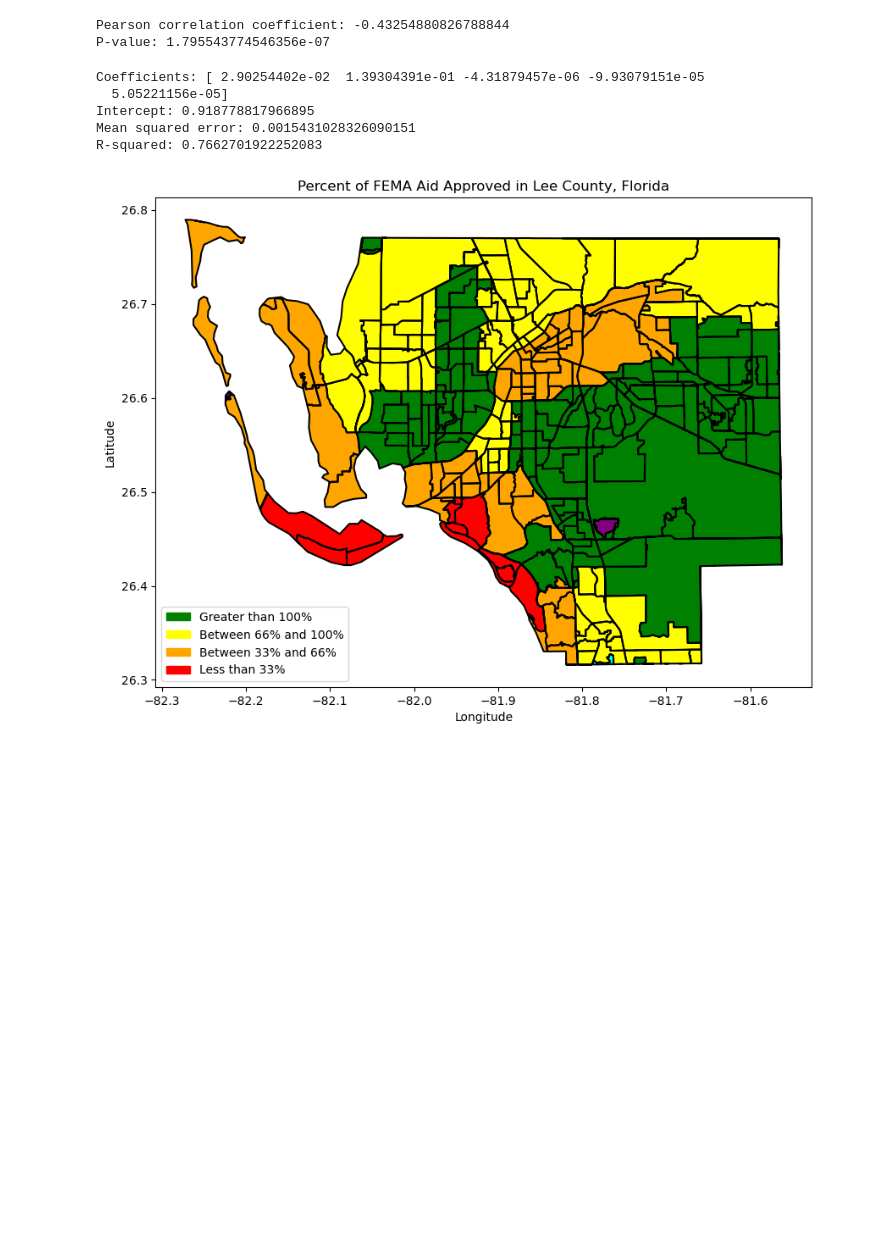
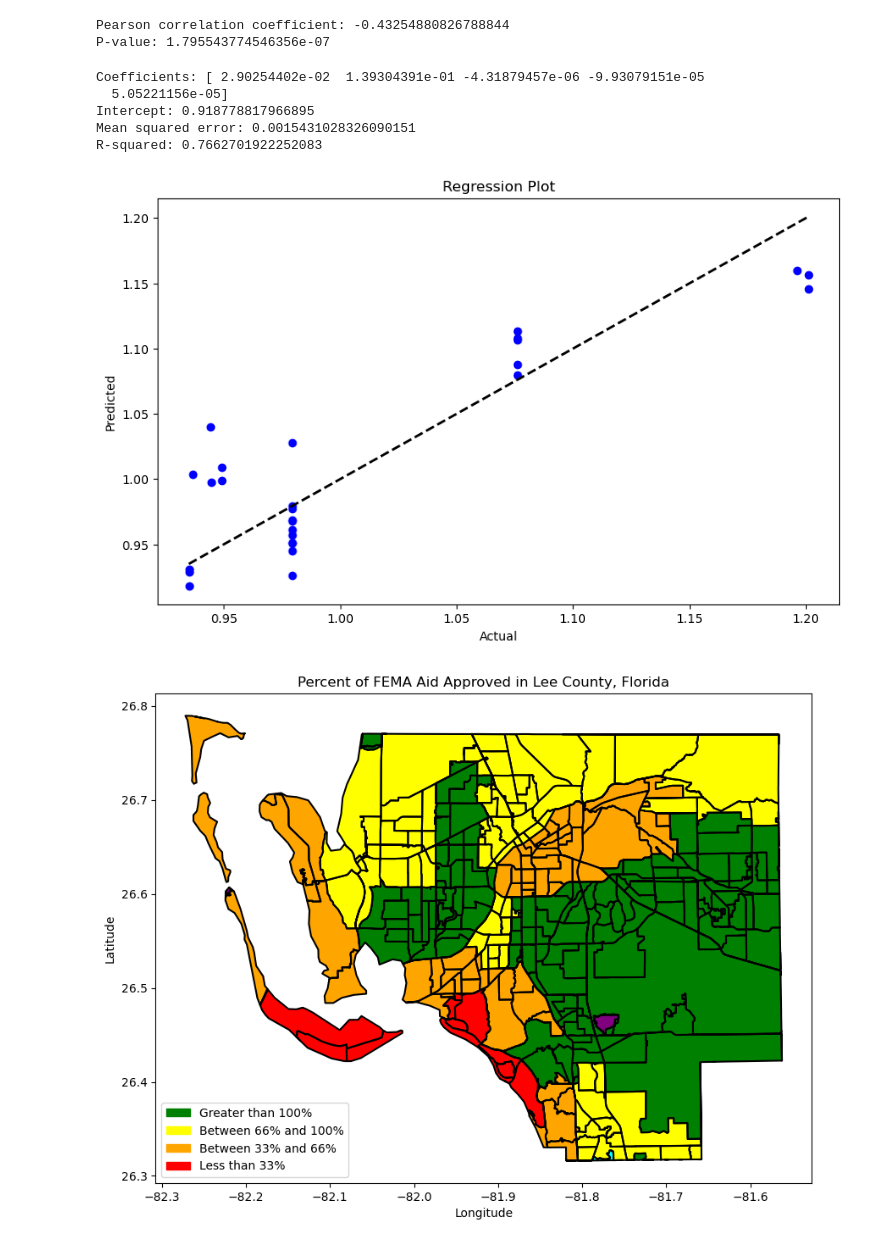
Before and after one commit to zacbakerr/open-fema-analysis, a Jupyter notebook: data_analysis.ipynb, the cells around one changed output. Saved outputs shown, nothing was run; the diff lists cells and outputs as text; code cells hidden in the pictures; blank space fills up the shorter version.

```diff
--- a/data_analysis.ipynb
+++ b/data_analysis.ipynb
@@ -43,33 +43,51 @@ Pearson correlation coefficient: -0.43254880826788844
 P-value: 1.795543774546356e-07
 # %%
 import pandas as pd
+import numpy as np
+import matplotlib.pyplot as plt
 from sklearn.linear_model import LinearRegression
 from sklearn.model_selection import train_test_split
 from sklearn.metrics import mean_squared_error, r2_score
 
+# Assuming 'filtered_df' is already loaded and prepared
 X = filtered_df[['sv_zone', 'gini_value', 'average_da', 'applicants', 'eligible']]
 Y = filtered_df['percent_pe']
 
+# Splitting the data into training and testing sets
 X_train, X_test, Y_train, Y_test = train_test_split(X, Y, test_size=0.2, random_state=42)
 
+# Model training
 model = LinearRegression()
 model.fit(X_train, Y_train)
 
+# Predicting on test data
 Y_pred = model.predict(X_test)
 
+# Metrics
 mse = mean_squared_error(Y_test, Y_pred)
 r2 = r2_score(Y_test, Y_pred)
 
+# Printing results
 print(f"Coefficients: {model.coef_}")
 print(f"Intercept: {model.intercept_}")
 print(f"Mean squared error: {mse}")
 print(f"R-squared: {r2}")
+
+# Plotting the regression plot
+plt.figure(figsize=(10, 6))
+plt.scatter(Y_test, Y_pred, color='blue')
+plt.plot([Y_test.min(), Y_test.max()], [Y_test.min(), Y_test.max()], 'k--', lw=2)
+plt.xlabel('Actual')
+plt.ylabel('Predicted')
+plt.title('Regression Plot')
+plt.show()
 # %% [output]
 Coefficients: [ 2.90254402e-02  1.39304391e-01 -4.31879457e-06 -9.93079151e-05
   5.05221156e-05]
 Intercept: 0.918778817966895
 Mean squared error: 0.0015431028326090151
 R-squared: 0.7662701922252083
+[figure, added]
 # %%
 # define different coloring functions for the plot of Lee County
 def zone_to_color(value):
```
